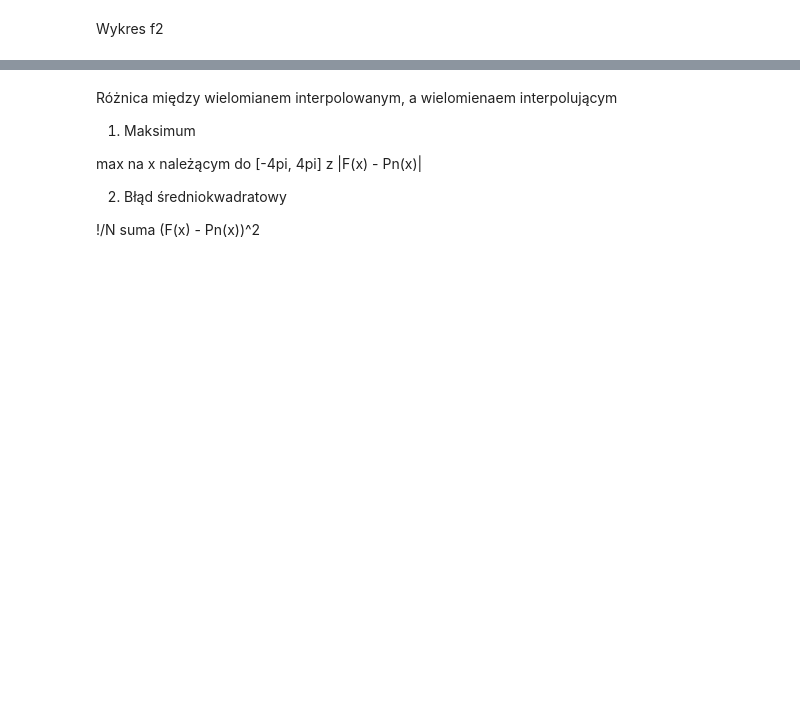
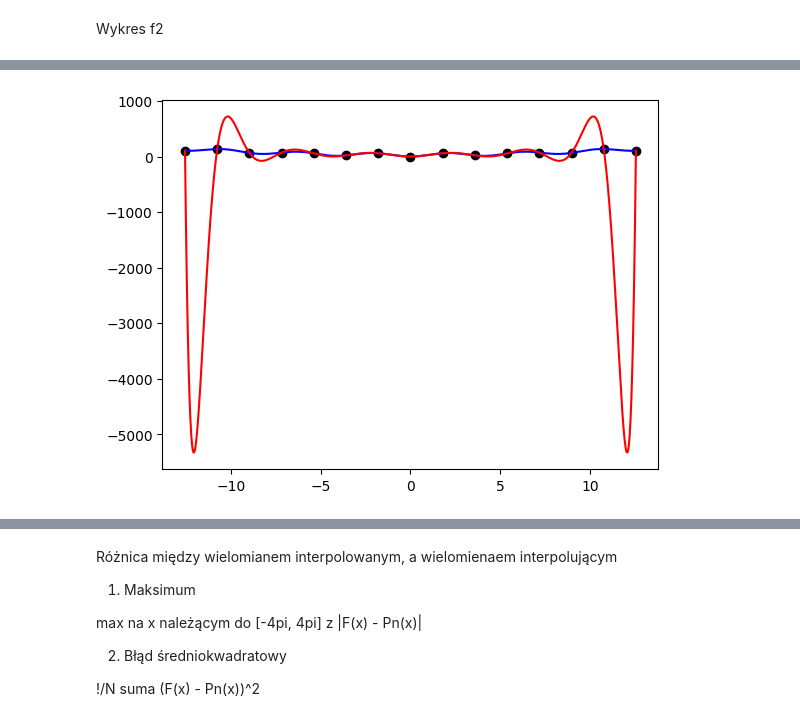
Before and after one commit to JakubFr4czek/MOwNiT, a Jupyter notebook: Lab2/lab2.ipynb, the cells around one changed output, grey strips where cells are left out. Cells and saved outputs as stored; diff of their text form; code cells hidden in the pictures; blank space fills up the shorter version.

```diff
--- a/Lab2/lab2.ipynb
+++ b/Lab2/lab2.ipynb
@@ -239,0 +170,5 @@ plt.show()
+# %%
+interpolate(newton_interpolation, get_evenly_distributed, 15, 1000)
+plt.show()
+# %% [output]
+[figure, added]
```
Also changed, not shown: parts of 30 cells of this notebook.
